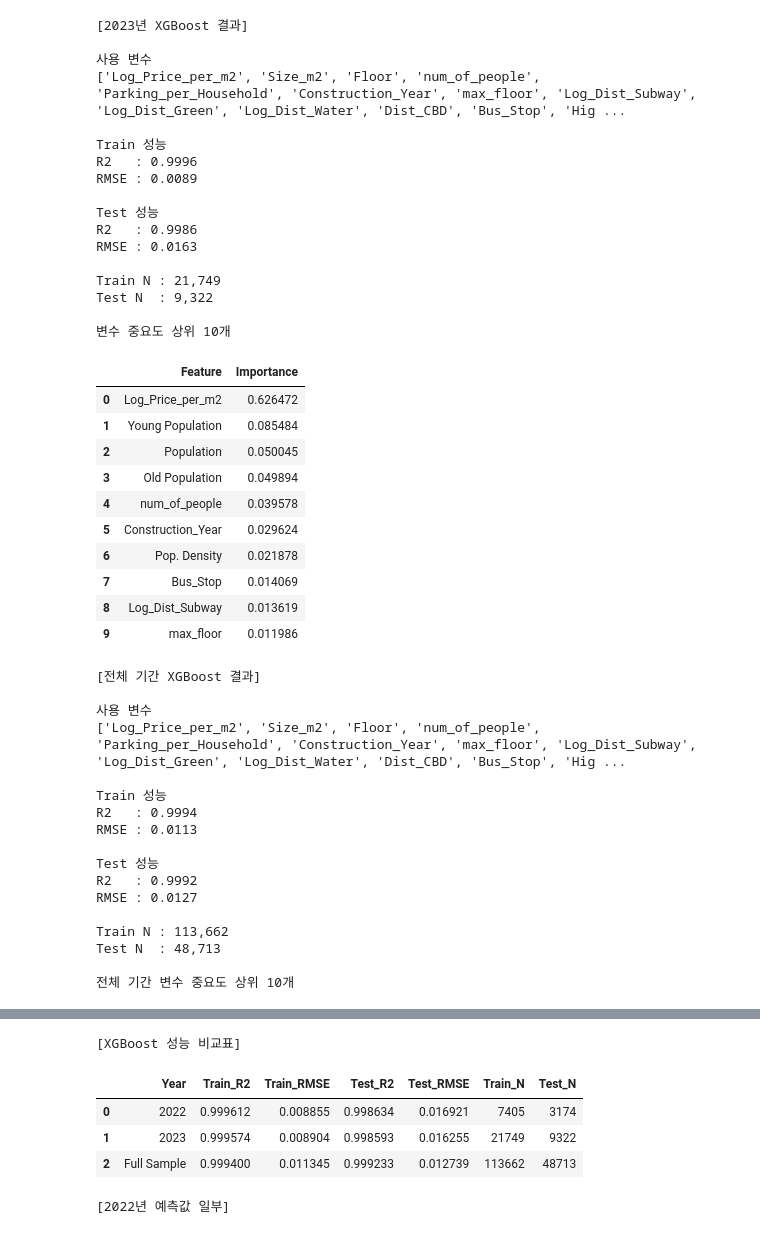
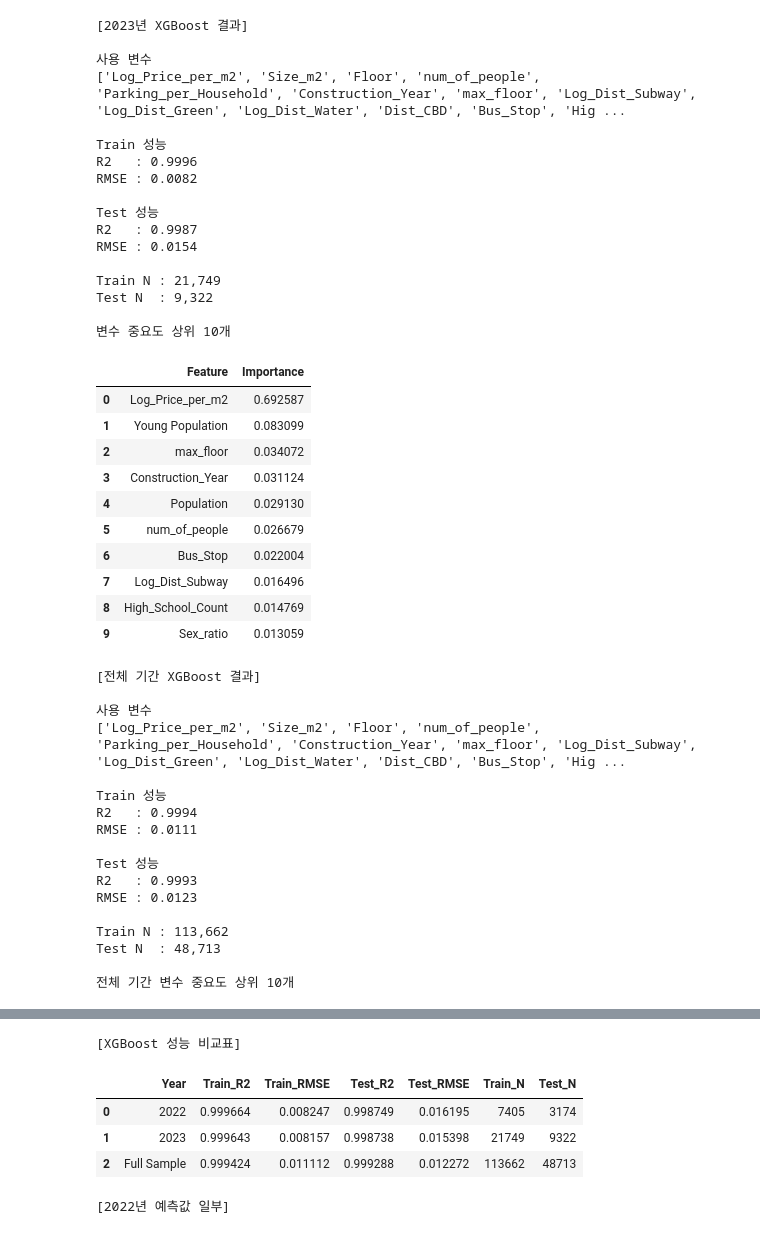
Before and after one commit to Le2se0hy/XAI_An, a Jupyter notebook: XGBoost.ipynb, the cells around one changed output, grey strips where cells are left out. Saved outputs shown, nothing was run; the diff lists cells and outputs as text; code cells hidden in the pictures.

Commit message:
Old Population 변수 삭제

```diff
--- a/XGBoost.ipynb
+++ b/XGBoost.ipynb
@@ -1021,13 +1019,12 @@ def prepare_seoul_df_final(df_input):
 
     # --------------------------------------------------------
     # 인구 관련 비율 변수
-    # Median age, Young Population, Old Population은
+    # Median age, Young Population은
     # 이미 0.13 형태로 저장되어 있으므로 그대로 사용
     # --------------------------------------------------------
     ratio_map = {
         "Median age": "Medium_age_ratio",
-        "Young Population": "Young_pop_ratio",
-        "Old Population": "Old_pop_ratio"
+        "Young Population": "Young_pop_ratio"
     }
 
     for original, new in ratio_map.items():
@@ -1294,7 +1291,6 @@ features = [
         "Sex_ratio",
         "Pop. Density",
         "Median age",
-        "Old Population",
         "Young Population",
         "Year_Sold",
         "Month_Sold"
@@ -1564,31 +1560,31 @@ Test N  : 3,174
 [2023년 XGBoost 결과]
 
 사용 변수
 ['Log_Price_per_m2', 'Size_m2', 'Floor', 'num_of_people', 'Parking_per_Household', 'Construction_Year', 'max_floor', 'Log_Dist_Subway', 'Log_Dist_Green', 'Log_Dist_Water', 'Dist_CBD', 'Bus_Stop', 'Hig ...
 
 Train 성능
 R2   : 0.9996
-RMSE : 0.0089
+RMSE : 0.0082
 
 Test 성능
-R2   : 0.9986
-RMSE : 0.0163
+R2   : 0.9987
+RMSE : 0.0154
 
 Train N : 21,749
 Test N  : 9,322
 
 변수 중요도 상위 10개
 |  | Feature | Importance |
-| 0 | Log_Price_per_m2 | 0.626472 |
-| 1 | Young Population | 0.085484 |
-| 2 | Population | 0.050045 |
-| 3 | Old Population | 0.049894 |
-| 4 | num_of_people | 0.039578 |
-| 5 | Construction_Year | 0.029624 |
-| 6 | Pop. Density | 0.021878 |
-| 7 | Bus_Stop | 0.014069 |
-| 8 | Log_Dist_Subway | 0.013619 |
-| 9 | max_floor | 0.011986 |
+| 0 | Log_Price_per_m2 | 0.692587 |
+| 1 | Young Population | 0.083099 |
+| 2 | max_floor | 0.034072 |
+| 3 | Construction_Year | 0.031124 |
+| 4 | Population | 0.029130 |
+| 5 | num_of_people | 0.026679 |
+| 6 | Bus_Stop | 0.022004 |
+| 7 | Log_Dist_Subway | 0.016496 |
+| 8 | High_School_Count | 0.014769 |
+| 9 | Sex_ratio | 0.013059 |
 [전체 기간 XGBoost 결과]
 
 사용 변수
@@ -1596,11 +1592,11 @@ Test N  : 9,322
 
 Train 성능
 R2   : 0.9994
-RMSE : 0.0113
+RMSE : 0.0111
 
 Test 성능
-R2   : 0.9992
-RMSE : 0.0127
+R2   : 0.9993
+RMSE : 0.0123
 
 Train N : 113,662
 Test N  : 48,713
@@ -1620,7 +1616,7 @@ Test N  : 48,713
 [XGBoost 성능 비교표]
 |  | Year | Train_R2 | Train_RMSE | Test_R2 | Test_RMSE | Train_N | Test_N |
-| 0 | 2022 | 0.999612 | 0.008855 | 0.998634 | 0.016921 | 7405 | 3174 |
-| 1 | 2023 | 0.999574 | 0.008904 | 0.998593 | 0.016255 | 21749 | 9322 |
-| 2 | Full Sample | 0.999400 | 0.011345 | 0.999233 | 0.012739 | 113662 | 48713 |
+| 0 | 2022 | 0.999664 | 0.008247 | 0.998749 | 0.016195 | 7405 | 3174 |
+| 1 | 2023 | 0.999643 | 0.008157 | 0.998738 | 0.015398 | 21749 | 9322 |
+| 2 | Full Sample | 0.999424 | 0.011112 | 0.999288 | 0.012272 | 113662 | 48713 |
 [2022년 예측값 일부]
 |  | Actual | Predicted | Residual |
```
Also changed, not shown: parts of 2 cells of this notebook.
